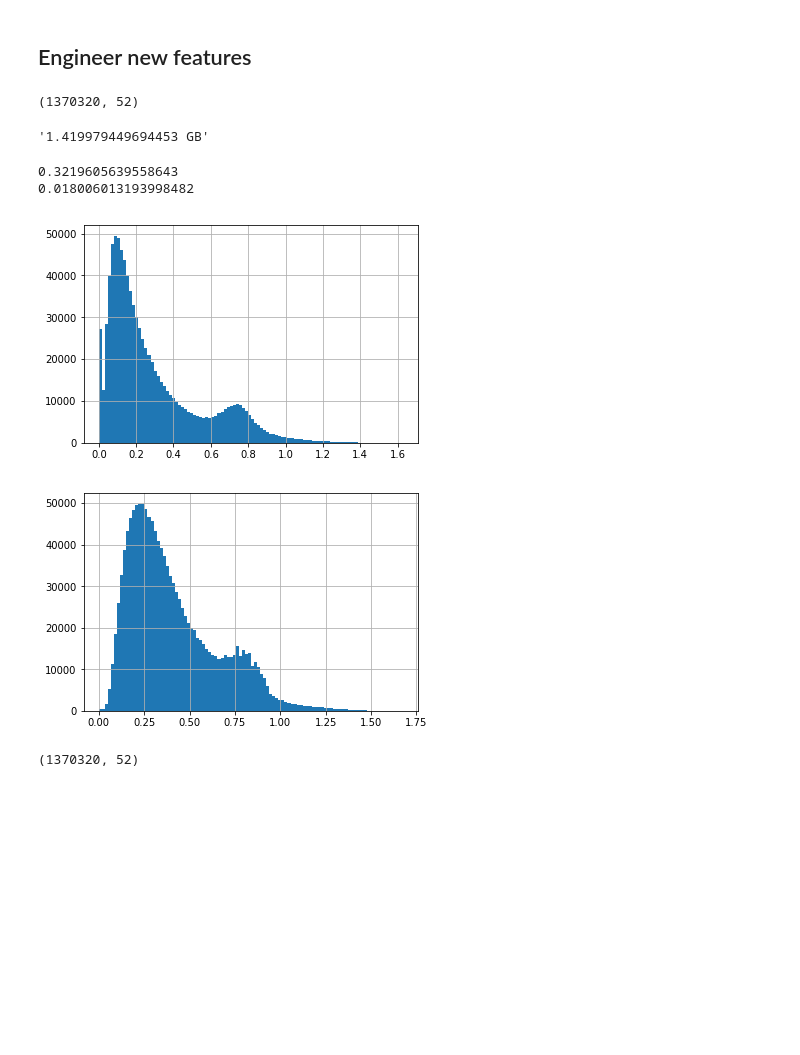
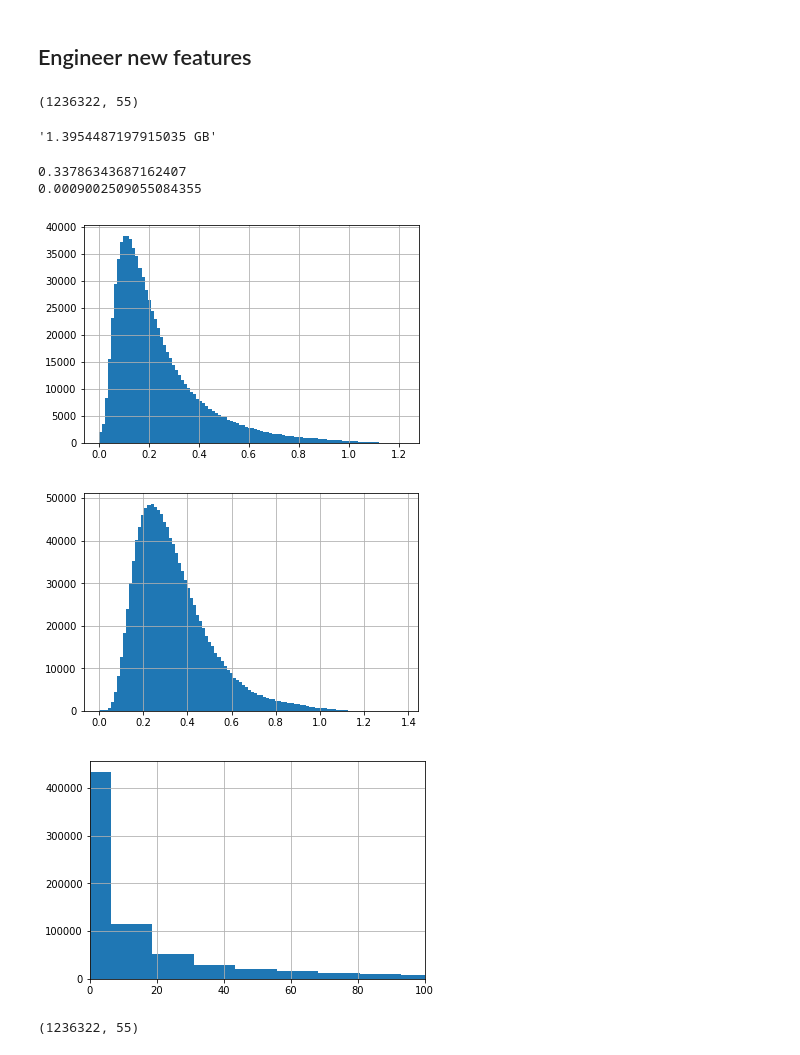
Before and after one commit to Prakhar-USF/ml-reddit, a Jupyter notebook: add_scraped_data.ipynb, the cells around one changed output. Drawn from its saved outputs; the diff is of its cells as text; code cells hidden in the pictures; blank space fills up the shorter version.

Commit message:
official data

```diff
--- a/add_scraped_data.ipynb
+++ b/add_scraped_data.ipynb
@@ -216,7 +216,7 @@ def get_doc2vec(text, gloves):
     else:
         return None
 
-gloves = load_glove('Data/glove.6B.50d.txt')
+gloves = load_glove('Data/glove.twitter.27B.200d.txt')
 comment_to_body = pd_to_dict(df[['name', 'body']],
                                 index='name', column='body')
 comment_to_parent = pd_to_dict(df[['name', 'parent_id']],
@@ -277,27 +277,31 @@ del gloves
 print(df.shape)
 f"{df.memory_usage(deep=True).sum() / 1023.0**3} GB"
 # %% [output]
-(1370320, 52)
+(1236322, 55)
-'1.419979449694453 GB'
+'1.3954487197915035 GB'
 # %%
 print(sum(df.parent_cos_angle != df.parent_cos_angle) / len(df.parent_cos_angle)) # pct NaN
 print(sum(df.parent_cos_angle == 0) / len(df.parent_cos_angle)) # pct zero
 # %% [output]
-0.3219605639558643
-0.018006013193998482
+0.33786343687162407
+0.0009002509055084355
 # %%
 df.parent_cos_angle.hist(bins=100)
 plt.show()
 df.title_cos_angle.hist(bins=100)
 plt.show()
+df.parent_score.hist(bins=500)
+plt.xlim([0,100])
+plt.show()
 # %% [output]
-[figure, old version]
+[figure, new version]
-[figure, old version]
+[figure, new version]
+[figure, added]
 # %%
 print(df.shape)
 df.to_pickle('Data/working_dataset_v2.pkl')
 # %% [output]
-(1370320, 52)
+(1236322, 55)
 # %%
 df = pd.read_pickle('Data/working_dataset_v2.pkl')
 print(f"{processed_data.memory_usage(deep=True).sum() / 1023.0**3} GB")
```
Also changed, not shown: parts of 5 cells of this notebook, 1 other file.
